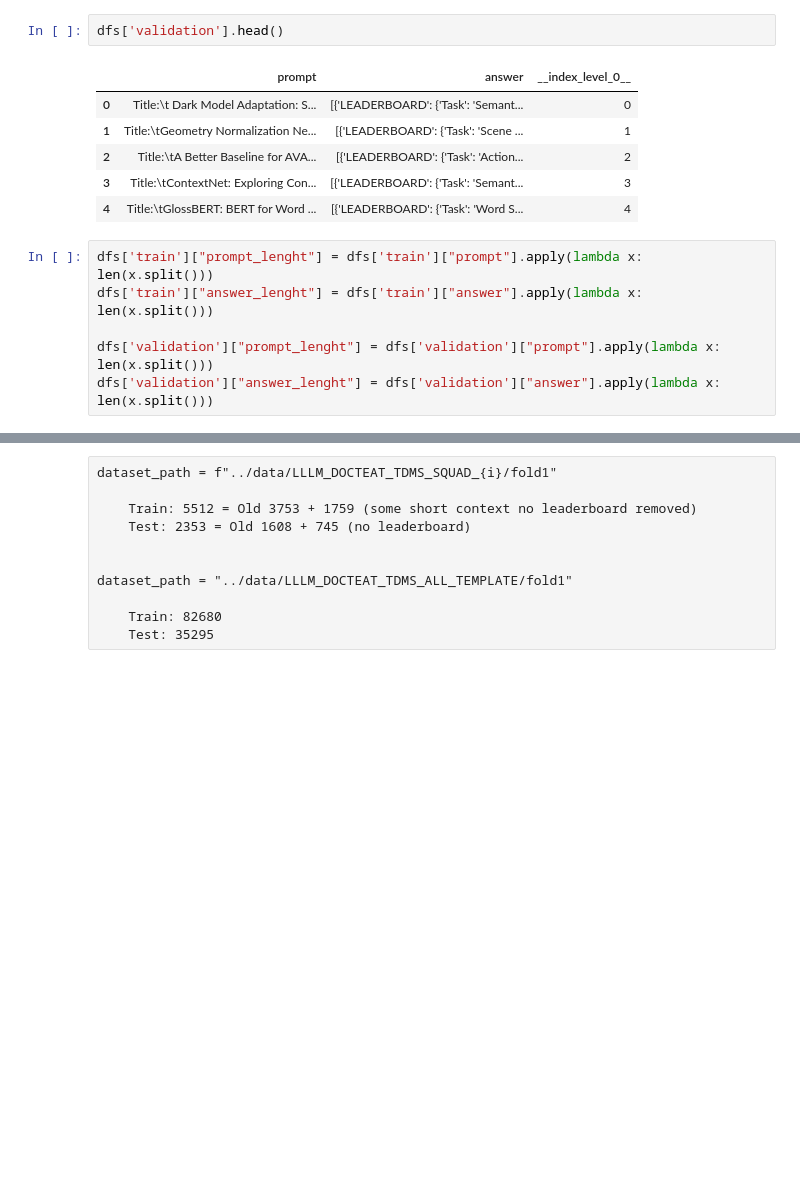
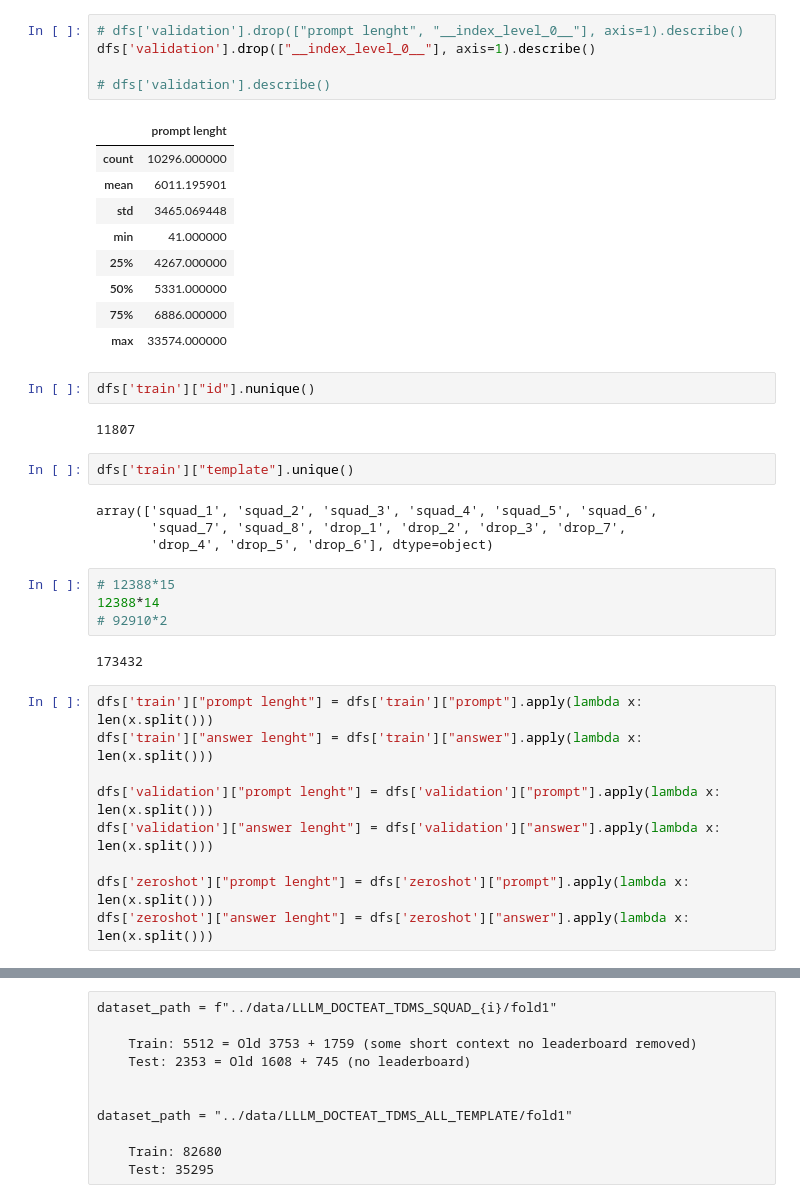
Before and after one commit to Kabongosalomon/LLLM-LeaderboardLLM, a Jupyter notebook: notebooks/Dataset_overview.ipynb, the cells around one changed output, grey strips where cells are left out. Saved outputs shown, nothing was run; the diff lists cells and outputs as text; blank space fills up the shorter version.

```diff
--- a/notebooks/Dataset_overview.ipynb
+++ b/notebooks/Dataset_overview.ipynb
@@ -95,16 +433,41 @@ print(dfs['validation'].head())
 # %%
-dfs['validation'].head()
+# dfs['validation'].drop(["prompt lenght", "__index_level_0__"], axis=1).describe()
+dfs['validation'].drop(["__index_level_0__"], axis=1).describe()
+
+# dfs['validation'].describe()
 # %% [output]
-|  | prompt | answer | __index_level_0__ |
-| 0 | Title:\t Dark Model Adaptation: S... | [{'LEADERBOARD': {'Task': 'Semant... | 0 |
-| 1 | Title:\tGeometry Normalization Ne... | [{'LEADERBOARD': {'Task': 'Scene ... | 1 |
-| 2 | Title:\tA Better Baseline for AVA... | [{'LEADERBOARD': {'Task': 'Action... | 2 |
-| 3 | Title:\tContextNet: Exploring Con... | [{'LEADERBOARD': {'Task': 'Semant... | 3 |
-| 4 | Title:\tGlossBERT: BERT for Word ... | [{'LEADERBOARD': {'Task': 'Word S... | 4 |
+|  | prompt lenght |
+| count | 10296.000000 |
+| mean | 6011.195901 |
+| std | 3465.069448 |
+| min | 41.000000 |
+| 25% | 4267.000000 |
+| 50% | 5331.000000 |
+| 75% | 6886.000000 |
+| max | 33574.000000 |
+# %%
+dfs['train']["id"].nunique()
+# %% [output]
+11807
+# %%
+dfs['train']["template"].unique()
+# %% [output]
+array(['squad_1', 'squad_2', 'squad_3', 'squad_4', 'squad_5', 'squad_6',
+       'squad_7', 'squad_8', 'drop_1', 'drop_2', 'drop_3', 'drop_7',
+       'drop_4', 'drop_5', 'drop_6'], dtype=object)
+# %%
+# 12388*15
+12388*14
+# 92910*2
+# %% [output]
+173432
 # %%
-dfs['train']["prompt_lenght"] = dfs['train']["prompt"].apply(lambda x: len(x.split()))
-dfs['train']["answer_lenght"] = dfs['train']["answer"].apply(lambda x: len(x.split()))
+dfs['train']["prompt lenght"] = dfs['train']["prompt"].apply(lambda x: len(x.split()))
+dfs['train']["answer lenght"] = dfs['train']["answer"].apply(lambda x: len(x.split()))
 
-dfs['validation']["prompt_lenght"] = dfs['validation']["prompt"].apply(lambda x: len(x.split()))
-dfs['validation']["answer_lenght"] = dfs['validation']["answer"].apply(lambda x: len(x.split()))
+dfs['validation']["prompt lenght"] = dfs['validation']["prompt"].apply(lambda x: len(x.split()))
+dfs['validation']["answer lenght"] = dfs['validation']["answer"].apply(lambda x: len(x.split()))
+
+dfs['zeroshot']["prompt lenght"] = dfs['zeroshot']["prompt"].apply(lambda x: len(x.split()))
+dfs['zeroshot']["answer lenght"] = dfs['zeroshot']["answer"].apply(lambda x: len(x.split()))
 # %%
```
Also changed, not shown: parts of 34 cells of this notebook, 23 other files.
